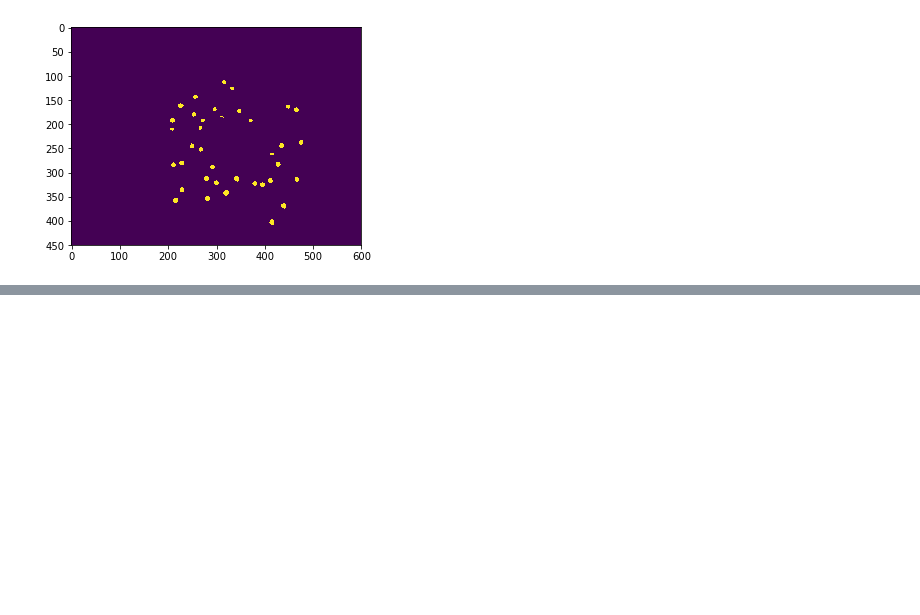
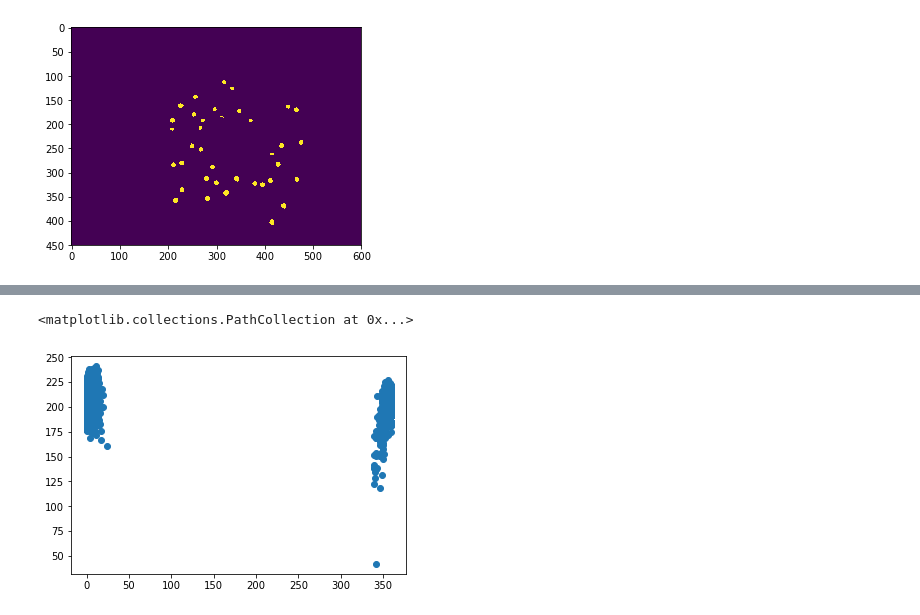
Before and after one commit to chili-epfl/qml-ar, a Jupyter notebook: notebooks/hsv.ipynb, the cells around one changed output, grey strips where cells are left out. Drawn from its saved outputs; the diff is of its cells as text; code cells hidden in the pictures; blank space fills up the shorter version.

```diff
--- a/notebooks/hsv.ipynb
+++ b/notebooks/hsv.ipynb
@@ -29,0 +50,5 @@ plt.imshow(thr)
+# %%
+plt.scatter(colors[:, 0], colors[:, 1])
+# %% [output]
+<matplotlib.collections.PathCollection at 0x...>
+[figure, added]
```
Also changed, not shown: parts of 4 cells of this notebook, 10 other files.
